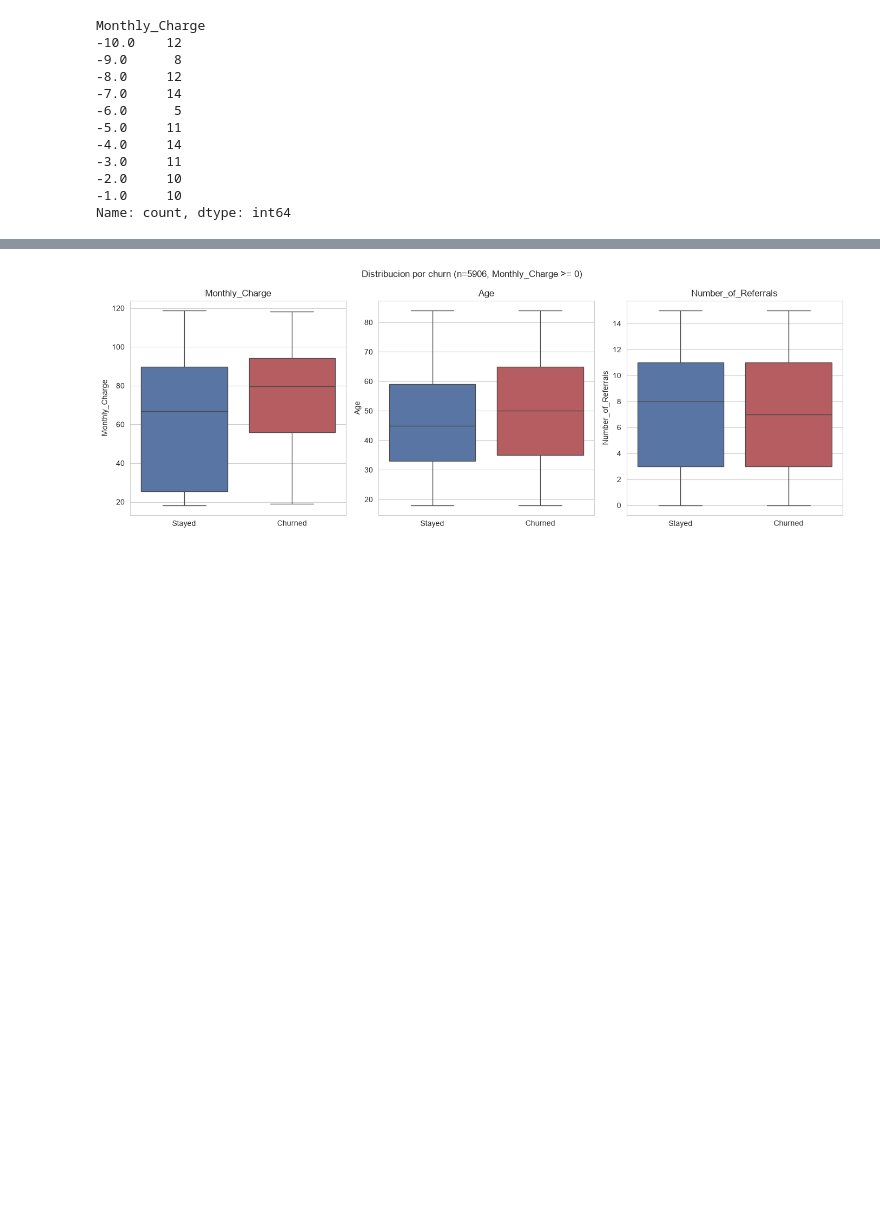
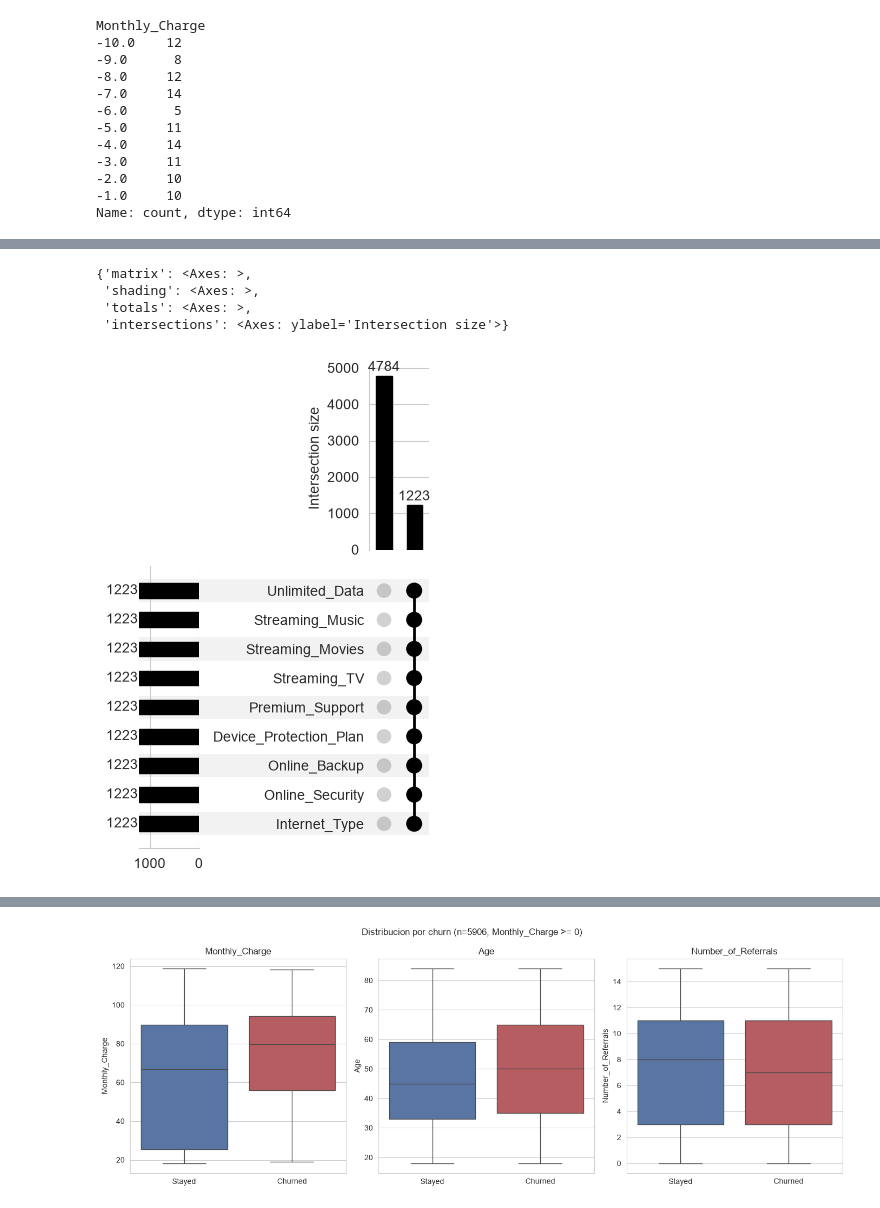
Before and after one commit to orodriguezh33/Customer-Churn-Analysis-Portfolio, a Jupyter notebook: notebooks/02_eda.ipynb, the cells around one changed output, grey strips where cells are left out. Drawn from its saved outputs; the diff is of its cells as text; code cells hidden in the pictures; blank space fills up the shorter version.

```diff
--- a/notebooks/02_eda.ipynb
+++ b/notebooks/02_eda.ipynb
@@ -117,0 +213,17 @@ dtype: float64
+# %%
+# Visualizacion de apariciones conjuntas de nulos en variables de internet
+(
+    df_model
+    .missing
+    .missing_upsetplot(
+        variables=INTERNET_DEPENDENT_COLS,
+        element_size=30,
+        show_counts=True,
+    )
+)
+# %% [output]
+{'matrix': <Axes: >,
+ 'shading': <Axes: >,
+ 'totals': <Axes: >,
+ 'intersections': <Axes: ylabel='Intersection size'>}
+[figure, added]
```
Also changed, not shown: parts of 23 cells of this notebook, 14 other files.
